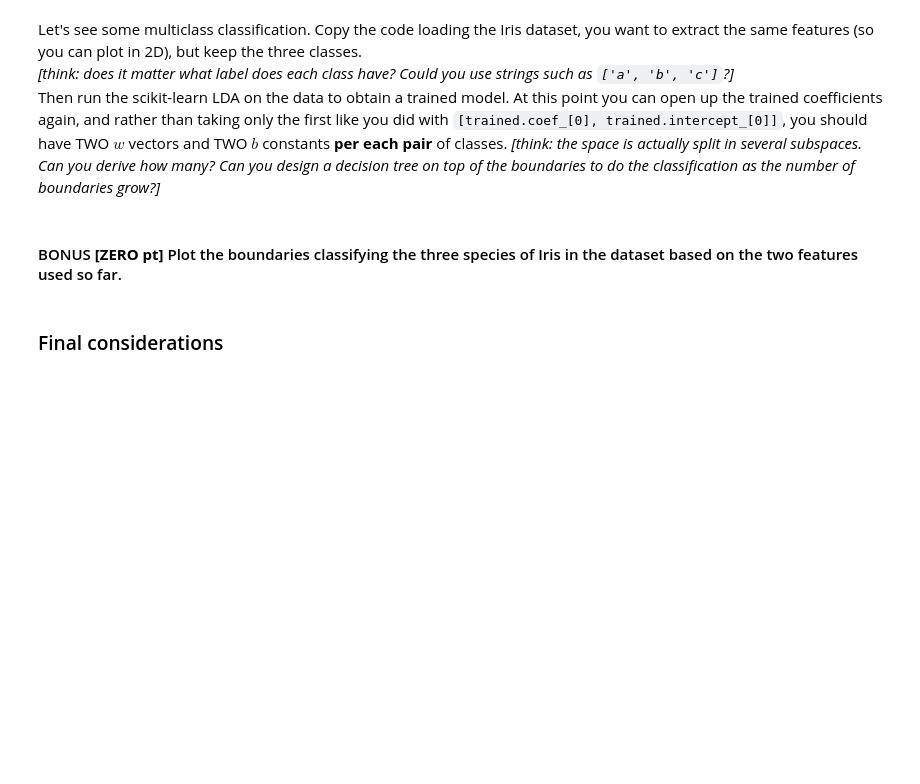
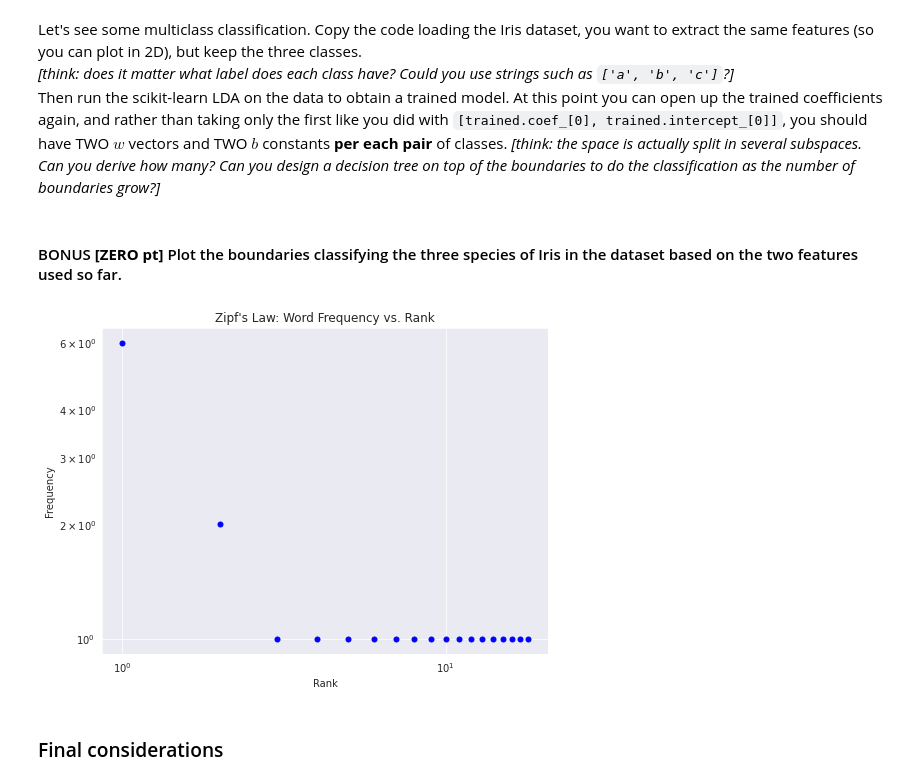
Before and after one commit to ahonongobi/ML-assignements, a Jupyter notebook: cleanjobs/fromgithub.ipynb, the cells around one changed output. Saved outputs shown, nothing was run; the diff lists cells and outputs as text; code cells hidden in the pictures; blank space fills up the shorter version.

```diff
--- a/cleanjobs/fromgithub.ipynb
+++ b/cleanjobs/fromgithub.ipynb
@@ -597,6 +597,38 @@ Then run the scikit-learn LDA on the data to obtain a trained model. At this poi
 _[think: the space is actually split in several subspaces. Can you derive how many? Can you design a decision tree on top of the boundaries to do the classification as the number of boundaries grow?]_
 # %% [markdown]
 #### BONUS **[ZERO pt]** Plot the boundaries classifying the three species of Iris in the dataset based on the two features used so far.
+# %%
+import matplotlib.pyplot as plt
+import numpy as np
+
+# Sample text
+text = "The quick brown fox jumps over the lazy dog. The lazy dog barks at the moon. The moon shines brightly in the night sky."
+
+# Tokenization
+words = text.lower().split()
+
+# Frequency count
+word_freq = {}
+for word in words:
+    word_freq[word] = word_freq.get(word, 0) + 1
+
+# Sort words by frequency
+sorted_words = sorted(word_freq.items(), key=lambda x: x[1], reverse=True)
+
+# Extract ranks and frequencies
+ranks = np.arange(1, len(sorted_words) + 1)
+frequencies = [word[1] for word in sorted_words]
+
+# Plotting on a log-log scale
+plt.figure(figsize=(8, 6))
+plt.loglog(ranks, frequencies, marker='o', linestyle='None', color='b', markersize=5)
+plt.title('Zipf\'s Law: Word Frequency vs. Rank')
+plt.xlabel('Rank')
+plt.ylabel('Frequency')
+plt.grid(True)
+plt.show()
+# %% [output]
+[figure, added]
 # %% [markdown]
 ### Final considerations
 # %% [markdown]
```
Also changed, not shown: 5 other files.
